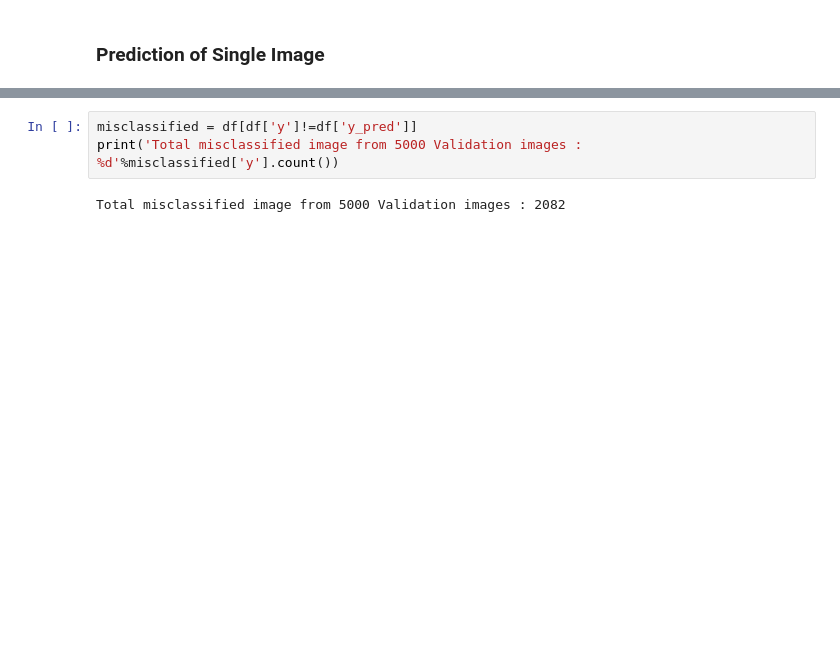
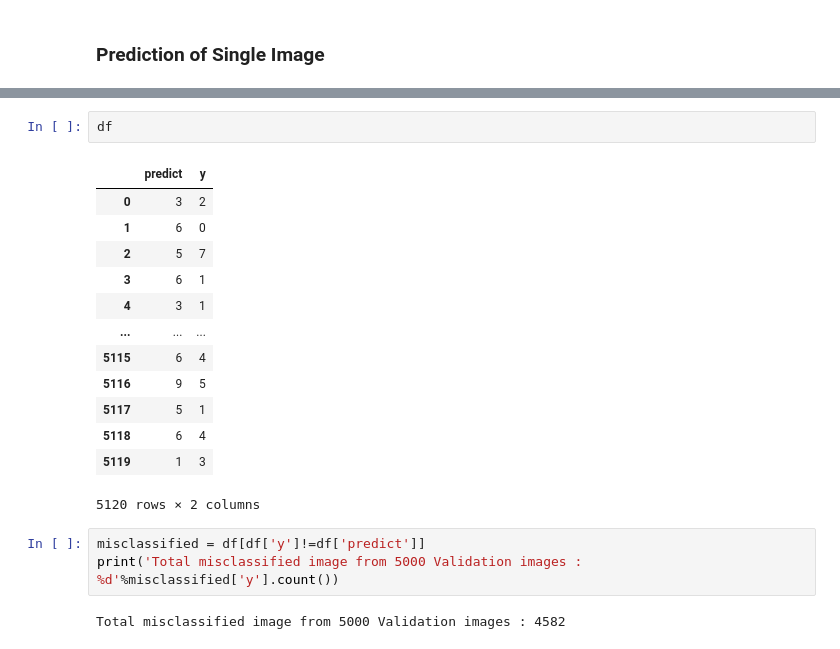
Before and after one commit to junyang0/IE4483-Project, a Jupyter notebook: Cifar-10.ipynb, the cells around one changed output, grey strips where cells are left out. Cells and saved outputs as stored; diff of their text form; blank space fills up the shorter version.

```diff
--- a/Cifar-10.ipynb
+++ b/Cifar-10.ipynb
@@ -185,6 +151,22 @@ df.head(10)
+# %%
+df
+# %% [output]
+|  | predict | y |
+| 0 | 3 | 2 |
+| 1 | 6 | 0 |
+| 2 | 5 | 7 |
+| 3 | 6 | 1 |
+| 4 | 3 | 1 |
+| ... | ... | ... |
+| 5115 | 6 | 4 |
+| 5116 | 9 | 5 |
+| 5117 | 5 | 1 |
+| 5118 | 6 | 4 |
+| 5119 | 1 | 3 |
+5120 rows × 2 columns
 # %%
-misclassified = df[df['y']!=df['y_pred']]
+misclassified = df[df['y']!=df['predict']]
 print('Total misclassified image from 5000 Validation images : %d'%misclassified['y'].count())
 # %% [output]
-Total misclassified image from 5000 Validation images : 2082
+Total misclassified image from 5000 Validation images : 4582
 # %%
```
Also changed, not shown: parts of 17 cells of this notebook.
